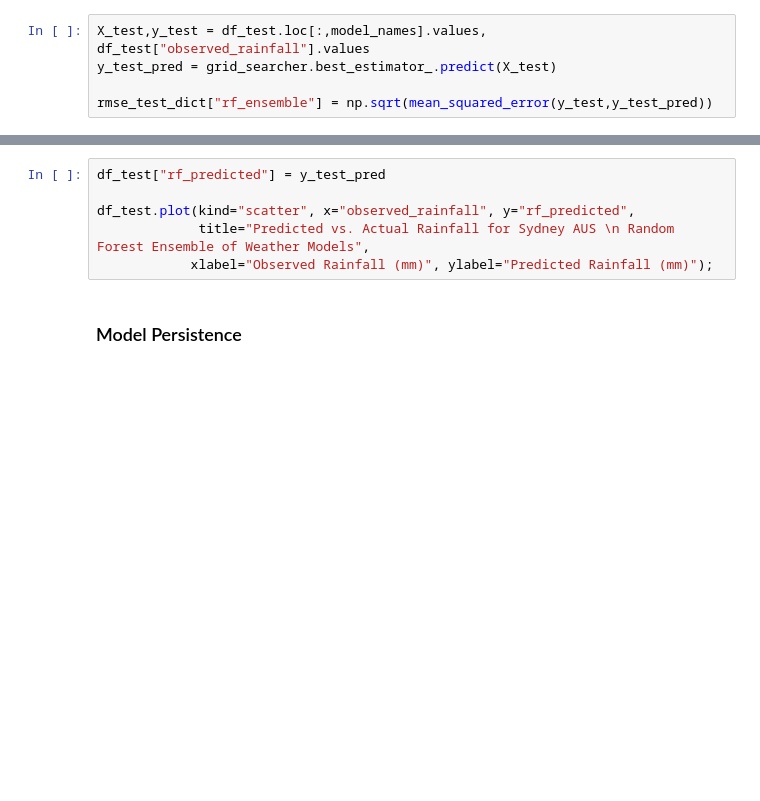
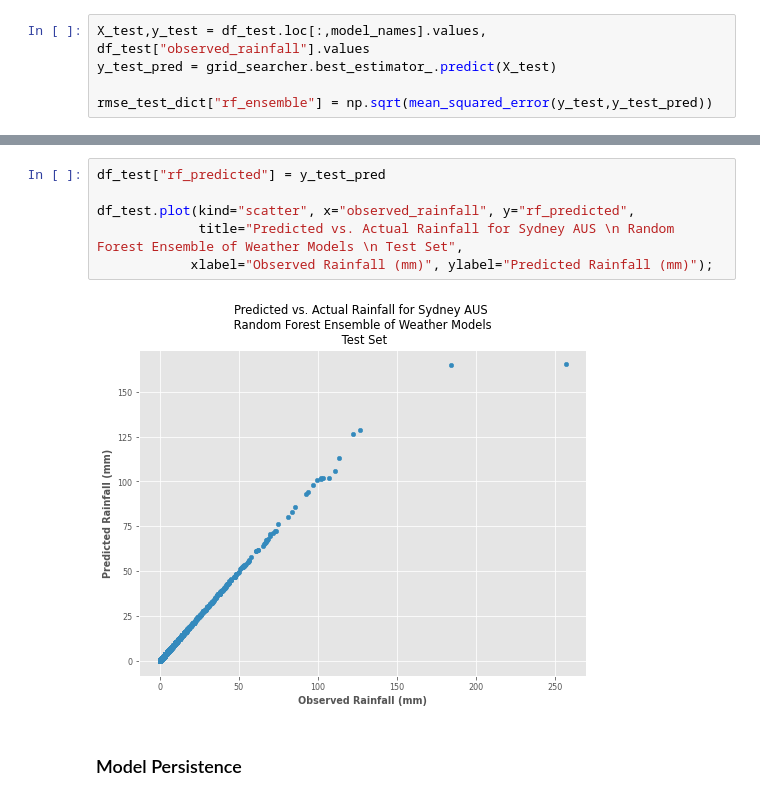
Before and after one commit to UBC-MDS/525_groub10, a Jupyter notebook: notebooks/03-ml_modelling_sklearn.ipynb, the cells around one changed output, grey strips where cells are left out. Saved outputs shown, nothing was run; the diff lists cells and outputs as text; blank space fills up the shorter version.

```diff
--- a/notebooks/03-ml_modelling_sklearn.ipynb
+++ b/notebooks/03-ml_modelling_sklearn.ipynb
@@ -176,9 +232,11 @@ ax.set_xticklabels(total_results.index,rotation=45);
 # %%
 df_test["rf_predicted"] = y_test_pred
 
 df_test.plot(kind="scatter", x="observed_rainfall", y="rf_predicted",
-             title="Predicted vs. Actual Rainfall for Sydney AUS \n Random Forest Ensemble of Weather Models",
+             title="Predicted vs. Actual Rainfall for Sydney AUS \n Random Forest Ensemble of Weather Models \n Test Set",
             xlabel="Observed Rainfall (mm)", ylabel="Predicted Rainfall (mm)");
+# %% [output]
+[figure, added]
 # %% [markdown]
 ### Model Persistence
 # %%
```
Also changed, not shown: parts of 9 cells of this notebook, 1 other file.
